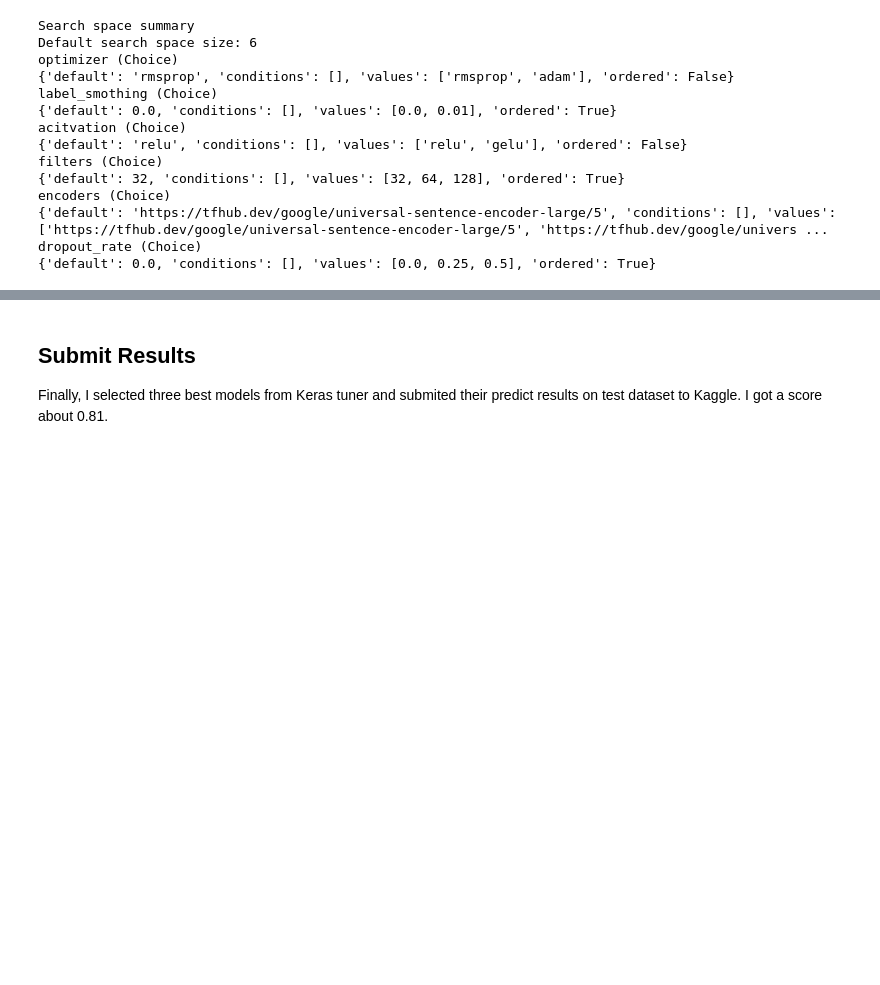
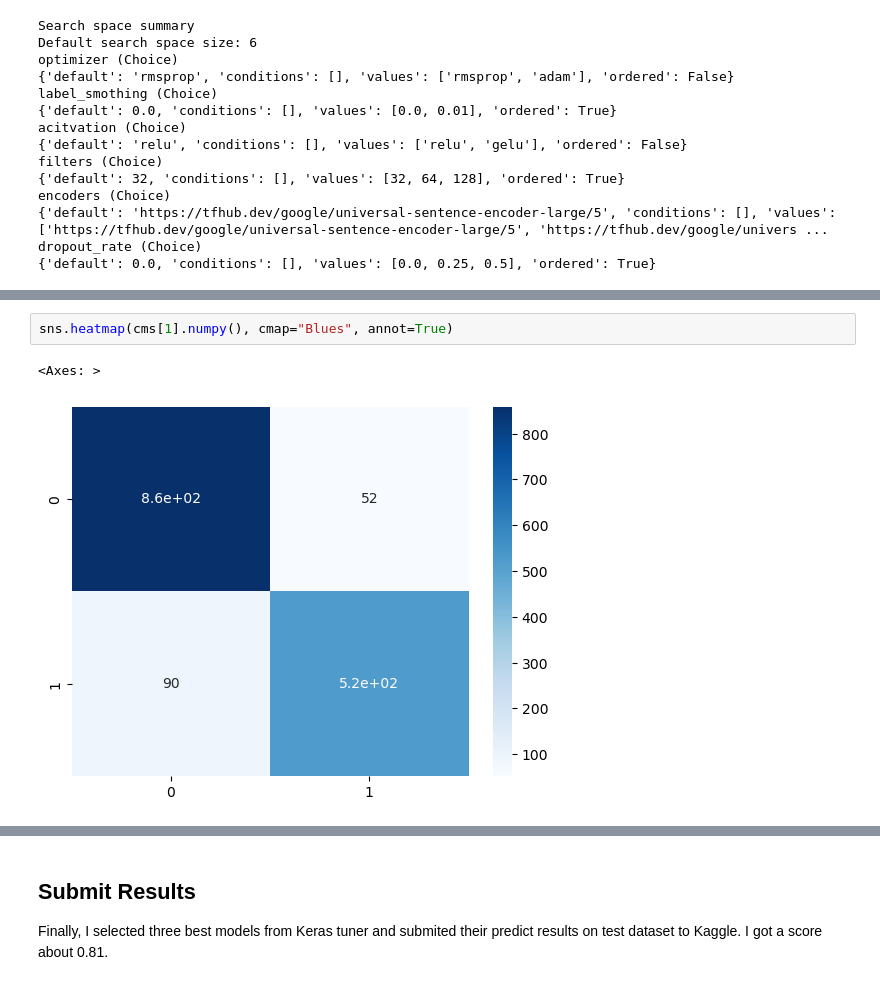
Before and after one commit to fsx950223/disaster_tweets, a Jupyter notebook: disaster-tweets.ipynb, the cells around one changed output, grey strips where cells are left out. Cells and saved outputs as stored; diff of their text form; blank space fills up the shorter version.

```diff
--- a/disaster-tweets.ipynb
+++ b/disaster-tweets.ipynb
@@ -287,0 +364,5 @@ dropout_rate (Choice)
+# %%
+sns.heatmap(cms[1].numpy(), cmap="Blues", annot=True)
+# %% [output]
+<Axes: >
+[figure, added]
```
Also changed, not shown: parts of 15 cells of this notebook.
